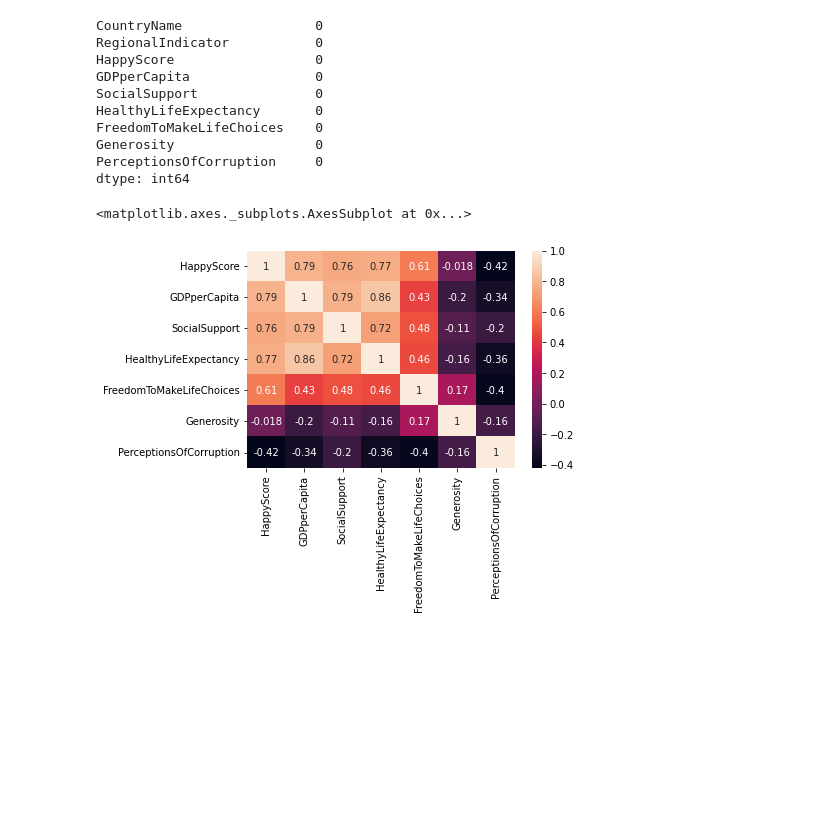
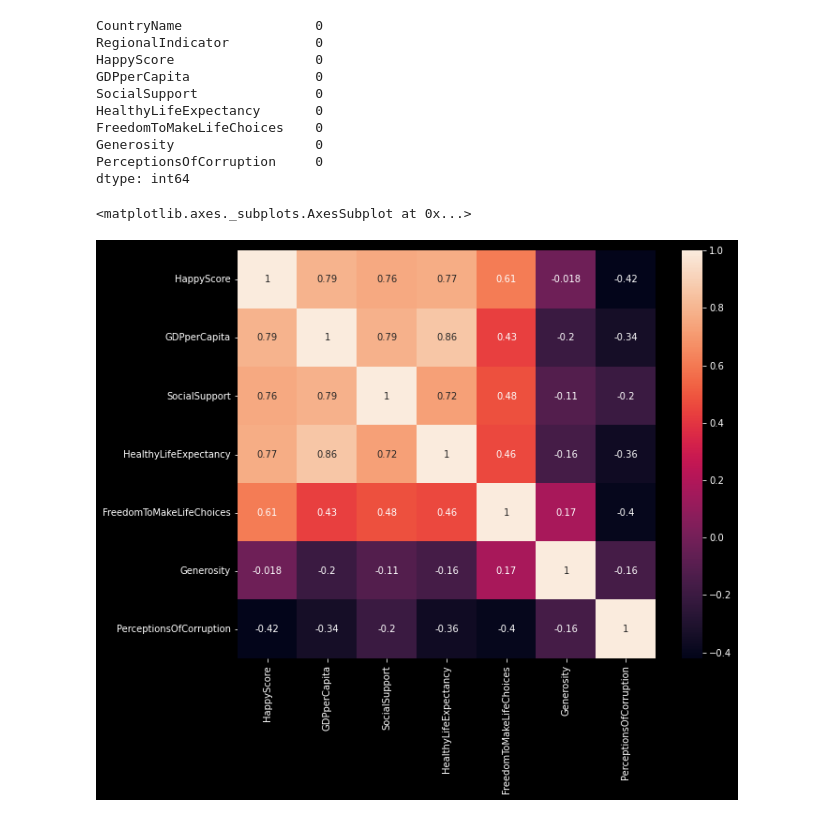
Before and after one commit to aditya-patwardhan/MachineLearningRelated, a Jupyter notebook: EDA_ComplexDataSetHappyness.ipynb, the cells around one changed output. Drawn from its saved outputs; the diff is of its cells as text; code cells hidden in the pictures; blank space fills up the shorter version.

```diff
--- a/EDA_ComplexDataSetHappyness.ipynb
+++ b/EDA_ComplexDataSetHappyness.ipynb
@@ -3,3 +3,6 @@ import pandas as pd
 import numpy as np
 import seaborn as sb
 import matplotlib.pyplot as plt
+from matplotlib import style
+plt.style.use('Solarize_Light2')
+plt.style.use('dark_background')
@@ -6,5 +14,5 @@ import matplotlib.pyplot as plt
 # %%
-data = pd.read_csv("/complexDatasetHappyness.csv")
+data = pd.read_csv("/content/drive/MyDrive/Colab Notebooks/Datasets/complexDatasetHappyness.csv")
 # %%
 data.head()
 # %% [output]
@@ -64,8 +70,10 @@ correl = data.corr()
 # %%
+fig, ax = plt.subplots(figsize=(10,8))
+correl = data.corr()
 sb.heatmap(correl,xticklabels=correl.columns, yticklabels=correl.columns, annot=True)
 # %% [output]
 <matplotlib.axes._subplots.AxesSubplot at 0x...>
-[figure, old version]
+[figure, new version]
 # %%
 sb.pairplot(data)
 # %% [output]
```
Also changed, not shown: parts of 49 cells of this notebook, 1 other file.
